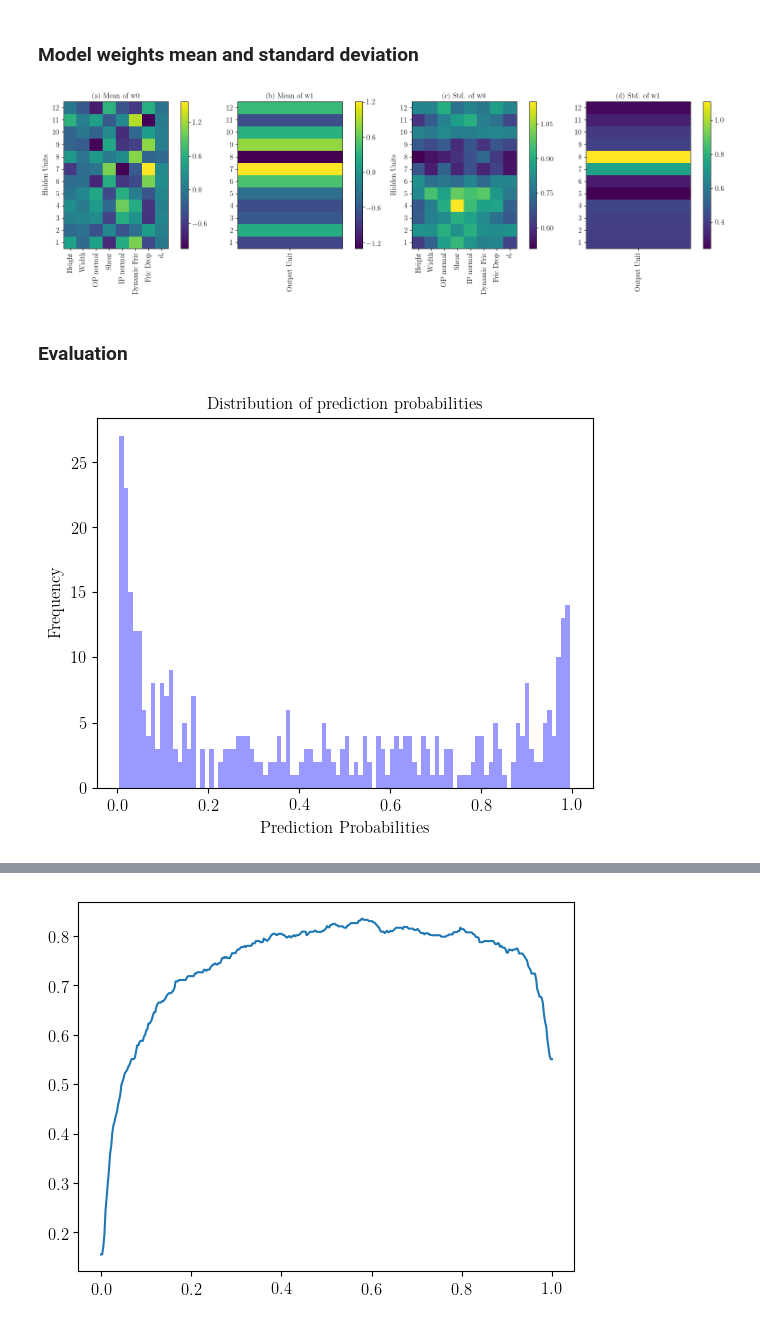
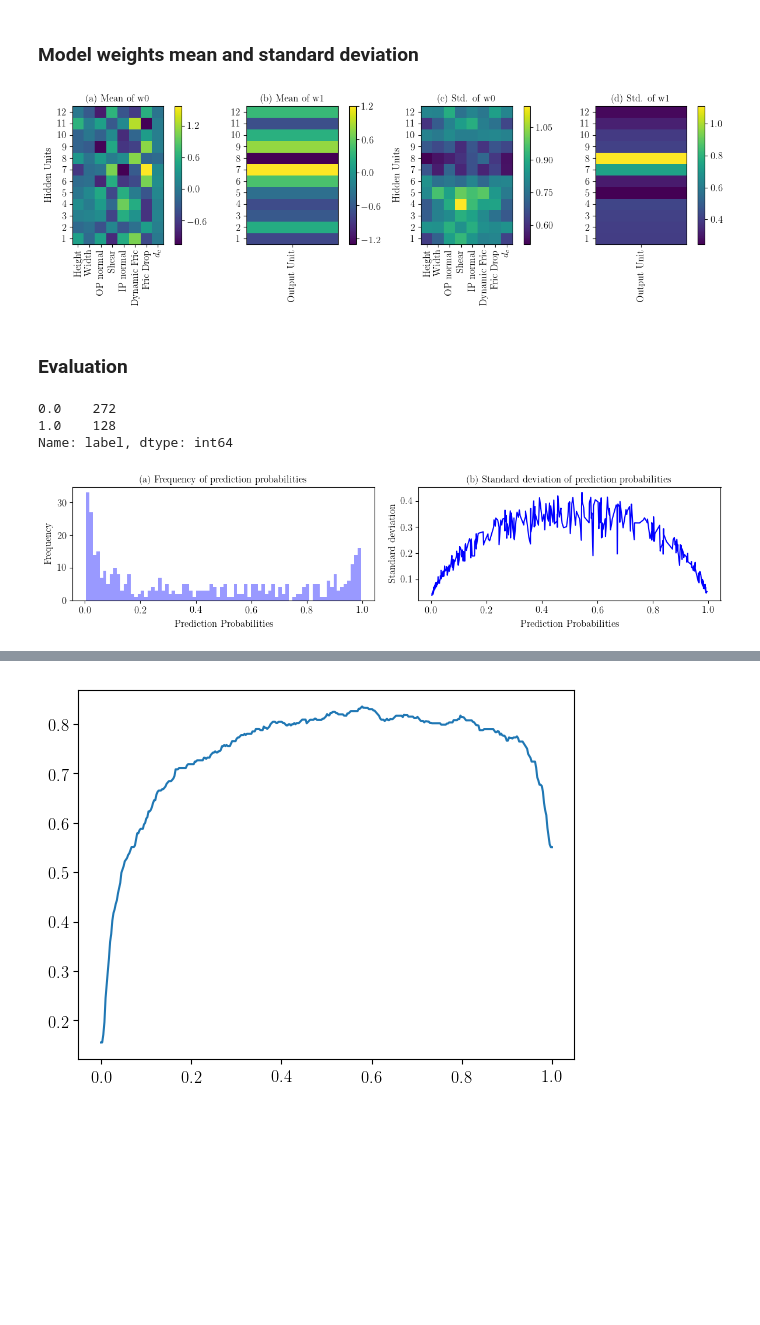
Before and after one commit to msahamed/earthquake_physics_bayesian_nn, a Jupyter notebook: Baysian_neural_network.ipynb, the cells around one changed output, grey strips where cells are left out. Cells and saved outputs as stored; diff of their text form; code cells hidden in the pictures; blank space fills up the shorter version.

```diff
--- a/Baysian_neural_network.ipynb
+++ b/Baysian_neural_network.ipynb
@@ -406,7 +404,7 @@ b$^1$
 # %%
 # %matplotlib notebook
 
-plt.figure(figsize=(16, 5))
+plt.figure(figsize=(12, 4))
 
 wgt = ['Mean of w0', 'Mean of w1', 'Std. of w0', 'Std. of w1']
 lbl = ['a', 'b', 'c', 'd']
@@ -425,35 +423,35 @@ for i in range(2):
 
     plt.xticks([0.5+float(x) for x in range(0,8)], labels, rotation='vertical')
     plt.yticks([0.5+float(x) for x in range(0,12)], list(range(1,13)))
     plt.ylabel('Hidden Units')
     plt.title('('+ lbl[k + i] + ') ' + wgt[k + i])
 
     plt.subplots_adjust(left=None, bottom=None, right=None, top=None, wspace=None, hspace=0.35)
 
     cb = plt.colorbar(orientation="vertical",fraction=0.07, pad=0.1)
     tick_locator = ticker.MaxNLocator(nbins=5)
     cb.locator = tick_locator
     cb.update_ticks()
 
     # Layer two plot
     plt.subplot(1, 4, k+i+2)
     bb = np.reshape(weights[1], (12, 1))
     plt.pcolormesh(bb, cmap = 'viridis', vmin = np.min(weights[1]), vmax = np.amax(weights[1]))
     plt.xticks([0.5],['Output Unit'],rotation='vertical')
     plt.yticks([0.5+float(x) for x in range(0,12)], list(range(1,13)))
     plt.title('('+ lbl[k+i+1] + ') ' + wgt[k+i+1])
 
     cb = plt.colorbar(orientation="vertical",fraction=0.07, pad=0.1)
     tick_locator = ticker.MaxNLocator(nbins=5)
     cb.locator = tick_locator
     cb.update_ticks()
     k = 1
 
 plt.tight_layout()
-plt.savefig('weight_vs_features.eps')
+plt.savefig('../paper/figures/network_uncertainity.eps')
 plt.show()
 # %% [output]
-[figure, old version]
+[figure, new version]
 # %% [markdown]
 ### Evaluation
 # %%
@@ -473,11 +471,27 @@ results['confidence_range'] = np.absolute(results['confidence_high'] - results['
+# %%
+df_test.label.value_counts()
+# %% [output]
+0.0    272
+1.0    128
+Name: label, dtype: int64
 # %%
-sns.distplot(results.predictions, kde = False, bins = 100, color = 'blue')
+plt.figure(figsize=(12, 3))
+plt.subplot(121)
+sns.distplot(results.predictions, kde = False, bins = 80, color = 'blue')
 plt.xlabel('Prediction Probabilities')
-plt.title('Distribution of prediction probabilities')
+plt.title('(a) Frequency of prediction probabilities')
 plt.ylabel('Frequency')
-plt.show()
+
+plt.subplot(122)
+sns.lineplot(x = "predictions", y = "predStd", data = results, color = 'blue')
+plt.xlabel('Prediction Probabilities')
+plt.title('(b) Standard deviation of prediction probabilities')
+plt.ylabel('Standard deviation')
+plt.tight_layout()
+plt.savefig('../paper/figures/uncertainity_statistics.eps')
+# plt.show()
 # %% [output]
-[figure, old version]
+[figure, new version]
 # %%
 fpr, tpr, thresholds = metrics.roc_curve(ytest, results.predictions, pos_label=1)
 p = figure(plot_width=600, plot_height=400, tools = TOOLS, x_axis_label = 'False positive rate', y_axis_label = 'True positive rate', title = 'ROC-AUC score: {}'.format(roc_auc_score(ytest, results.predictions)))
```
Also changed, not shown: parts of 34 cells of this notebook.
